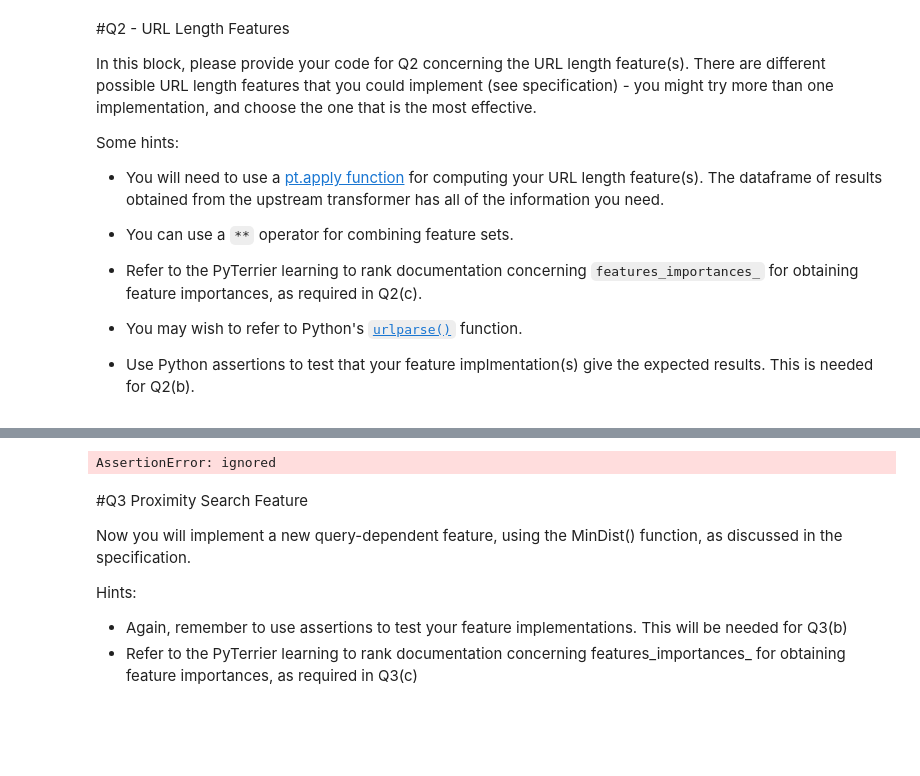
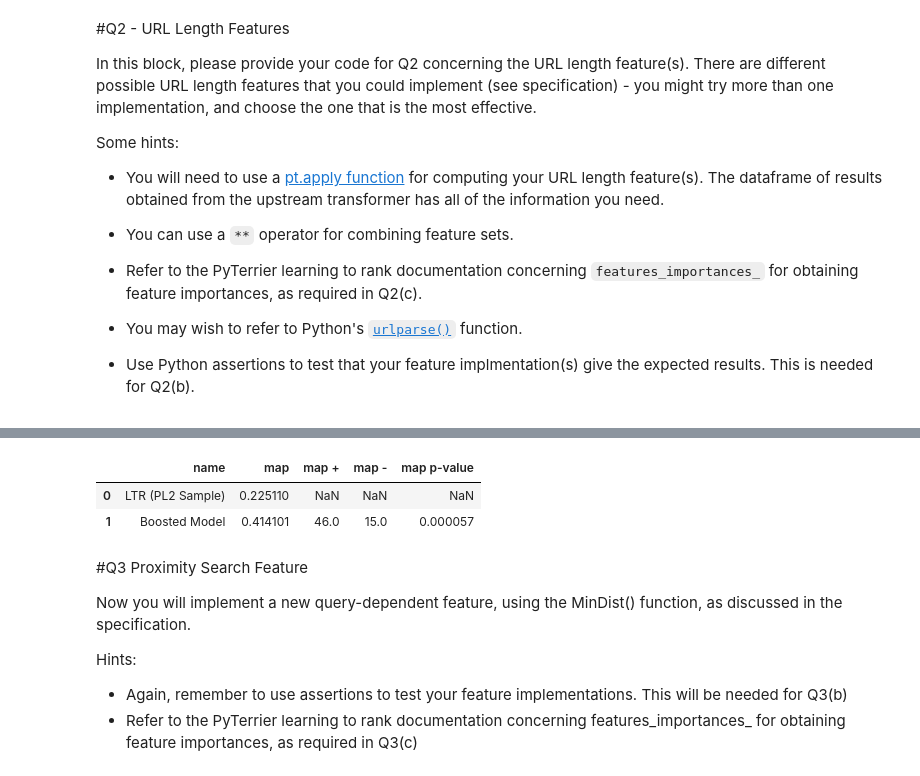
Before and after one commit to podyssea/InformationRetrieval, a Jupyter notebook: InformationRetrievalExercise2_2210049p.ipynb, the cells around one changed output, grey strips where cells are left out. Drawn from its saved outputs; the diff is of its cells as text; code cells hidden in the pictures; blank space fills up the shorter version.

```diff
--- a/InformationRetrievalExercise2_2210049p.ipynb
+++ b/InformationRetrievalExercise2_2210049p.ipynb
@@ -277,3 +308,3 @@ integrated = lmart_l_pipe >> (stdfeatures ** p)
 # %%
-integrated.fit(tr_topics, tr_qrels, va_topics, va_qrels)
+boosted_model.fit(tr_topics, tr_qrels, va_topics, va_qrels)
 # %% [output]
@@ -281,7 +321,9 @@ ValueError: ignored
 # %%
-pt.Experiment([stage12, lmart_l_pipe, integrated], test_topics, test_qrels, ["P.5"], names=["PL2 Baseline", "LTR (PL2 Sample)", "integrated"], baseline = 0)
+pt.Experiment([stage12, boosted_model], test_topics, test_qrels, ["map"], names=["PL2", "Boosted Model"], baseline = 0)
 # %% [output]
-AssertionError: ignored
+|  | name | map | map + | map - | map p-value |
+| 0 | LTR (PL2 Sample) | 0.225110 | NaN | NaN | NaN |
+| 1 | Boosted Model | 0.414101 | 46.0 | 15.0 | 0.000057 |
 # %% [markdown]
 #Q3 Proximity Search Feature
 
```
Also changed, not shown: parts of 10 cells of this notebook.
